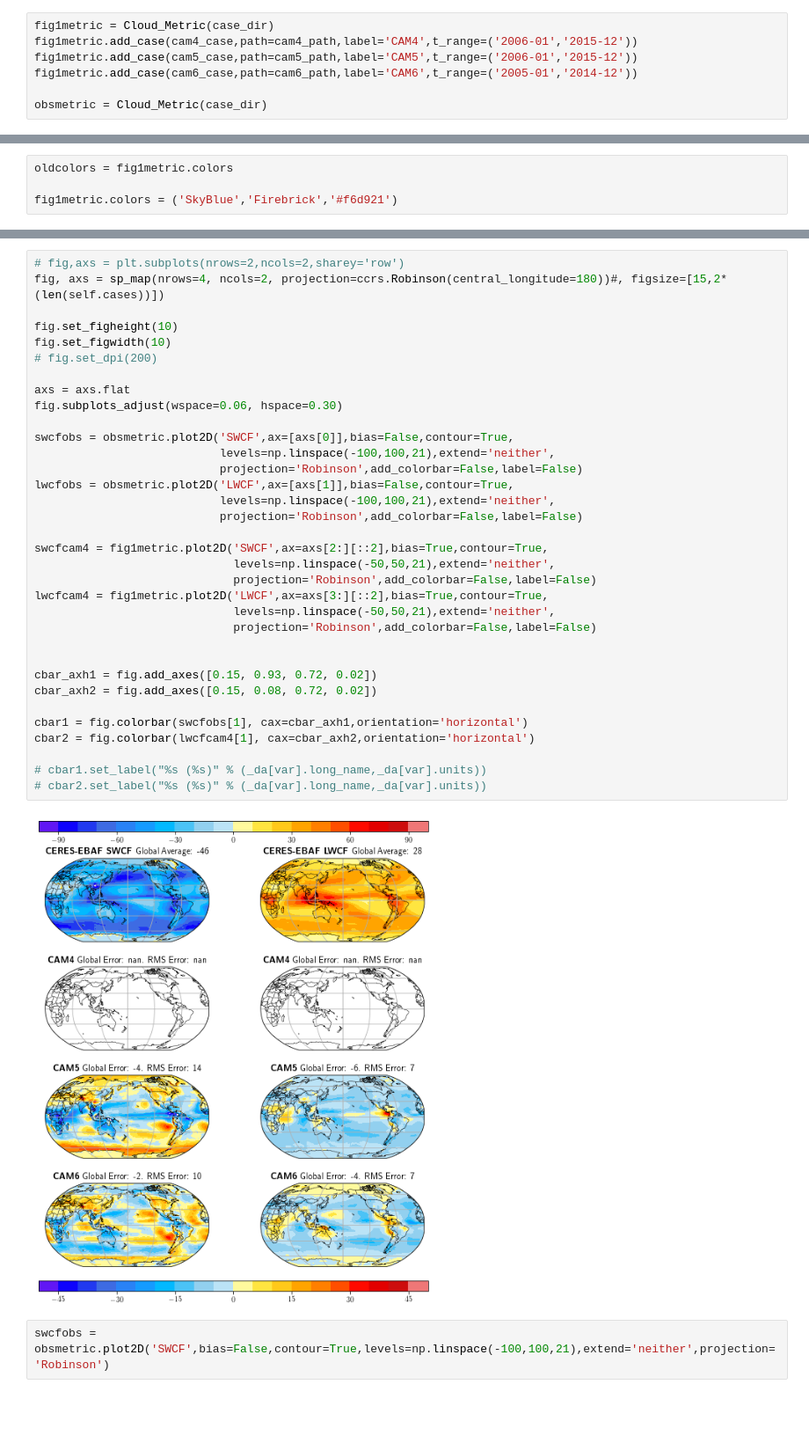
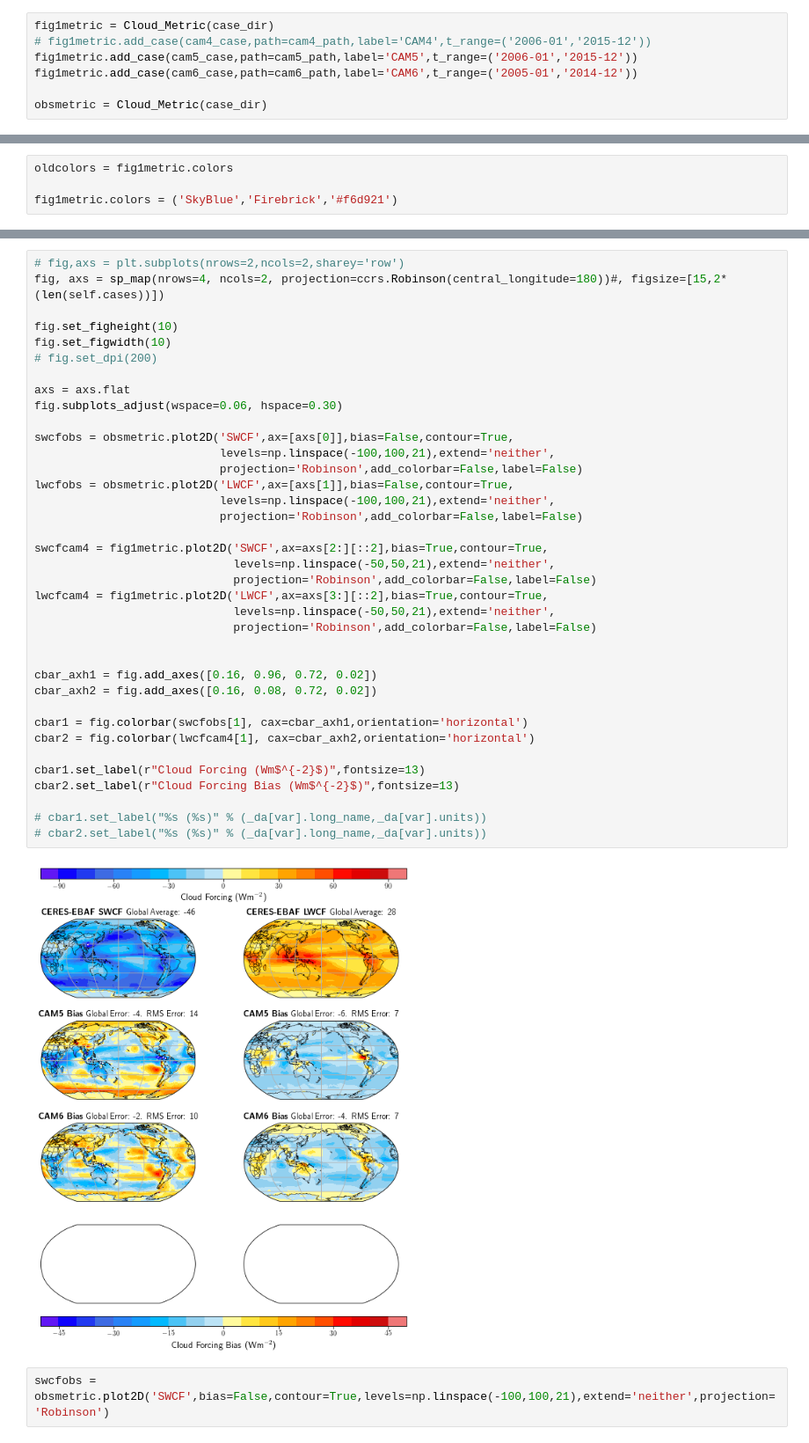
Before and after one commit to jshaw35/CESM2_analysis, a Jupyter notebook: CESM2_COSP/cosp1.4/kay2012_fig1-cam6.ipynb, the cells around one changed output, grey strips where cells are left out. Shown at 88% size. Cells and saved outputs as stored; diff of their text form; blank space fills up the shorter version.

Commit message:
figure label improvements, working on taylor improvements

```diff
--- a/CESM2_COSP/cosp1.4/kay2012_fig1-cam6.ipynb
+++ b/CESM2_COSP/cosp1.4/kay2012_fig1-cam6.ipynb
@@ -62,7 +62,7 @@ case_dir = '/glade/p/cesm/pcwg/jenkay/COSP/' # I don't think this matter in this
 ### Load post-processed CAM4, CAM5, and CAM6 files into a cloud metric
 # %%
 fig1metric = Cloud_Metric(case_dir)
-fig1metric.add_case(cam4_case,path=cam4_path,label='CAM4',t_range=('2006-01','2015-12'))
+# fig1metric.add_case(cam4_case,path=cam4_path,label='CAM4',t_range=('2006-01','2015-12'))
 fig1metric.add_case(cam5_case,path=cam5_path,label='CAM5',t_range=('2006-01','2015-12'))
 fig1metric.add_case(cam6_case,path=cam6_path,label='CAM6',t_range=('2005-01','2014-12'))
 
@@ -108,36 +122,39 @@ fig, axs = sp_map(nrows=4, ncols=2, projection=ccrs.Robinson(central_longitude=1
 
 fig.set_figheight(10)
 fig.set_figwidth(10)
 # fig.set_dpi(200)
 
 axs = axs.flat
 fig.subplots_adjust(wspace=0.06, hspace=0.30)
 
 swcfobs = obsmetric.plot2D('SWCF',ax=[axs[0]],bias=False,contour=True,
                            levels=np.linspace(-100,100,21),extend='neither',
                            projection='Robinson',add_colorbar=False,label=False)
 lwcfobs = obsmetric.plot2D('LWCF',ax=[axs[1]],bias=False,contour=True,
                            levels=np.linspace(-100,100,21),extend='neither',
                            projection='Robinson',add_colorbar=False,label=False)
 
 swcfcam4 = fig1metric.plot2D('SWCF',ax=axs[2:][::2],bias=True,contour=True,
                              levels=np.linspace(-50,50,21),extend='neither',
                              projection='Robinson',add_colorbar=False,label=False)
 lwcfcam4 = fig1metric.plot2D('LWCF',ax=axs[3:][::2],bias=True,contour=True,
                              levels=np.linspace(-50,50,21),extend='neither',
                              projection='Robinson',add_colorbar=False,label=False)
 
 
-cbar_axh1 = fig.add_axes([0.15, 0.93, 0.72, 0.02])
-cbar_axh2 = fig.add_axes([0.15, 0.08, 0.72, 0.02])
+cbar_axh1 = fig.add_axes([0.16, 0.96, 0.72, 0.02])
+cbar_axh2 = fig.add_axes([0.16, 0.08, 0.72, 0.02])
 
 cbar1 = fig.colorbar(swcfobs[1], cax=cbar_axh1,orientation='horizontal')
 cbar2 = fig.colorbar(lwcfcam4[1], cax=cbar_axh2,orientation='horizontal')
 
+cbar1.set_label(r"Cloud Forcing (Wm$^{-2}$)",fontsize=13)
+cbar2.set_label(r"Cloud Forcing Bias (Wm$^{-2}$)",fontsize=13)
+
 # cbar1.set_label("%s (%s)" % (_da[var].long_name,_da[var].units))
 # cbar2.set_label("%s (%s)" % (_da[var].long_name,_da[var].units))
 # %% [output]
-[figure, old version]
+[figure, new version]
 # %%
 swcfobs = obsmetric.plot2D('SWCF',bias=False,contour=True,levels=np.linspace(-100,100,21),extend='neither',projection='Robinson')
 # %% [output]
```
Also changed, not shown: parts of 6 cells of this notebook, 6 other files.
